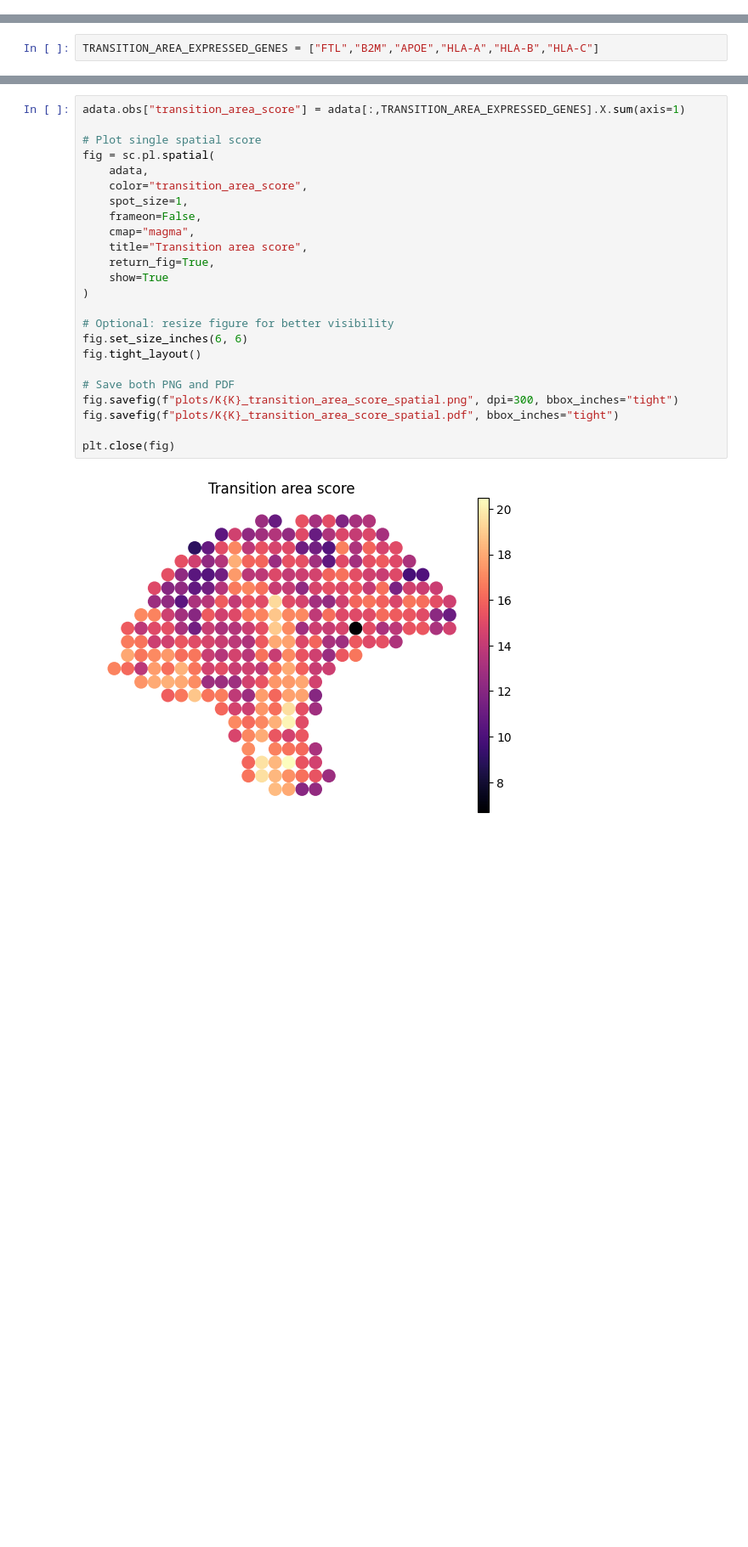
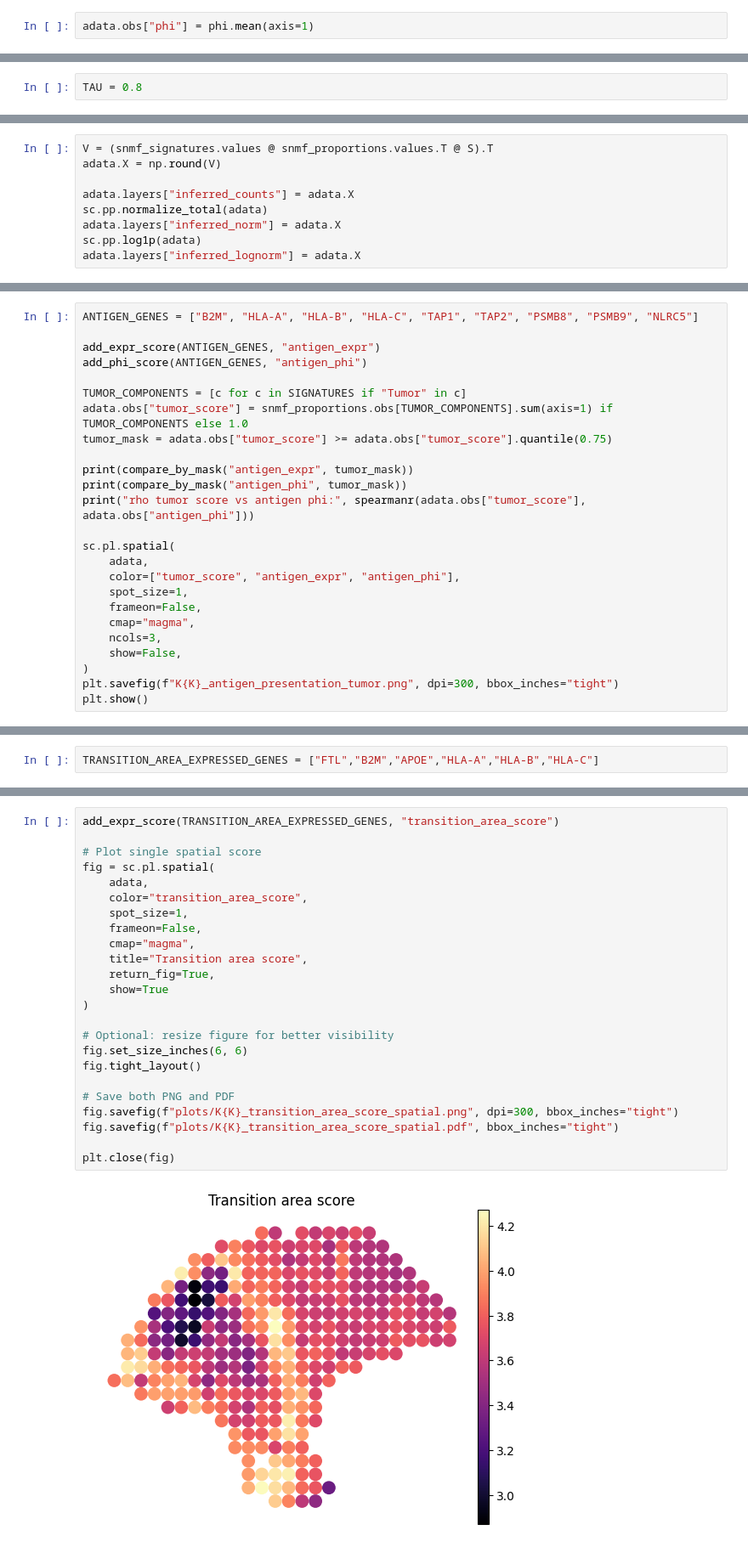
Before and after one commit to ML4BM-Lab/SNMF-paper, a Jupyter notebook: results_NB/melanoma/main.ipynb, the cells around one changed output, grey strips where cells are left out. Shown at 85% size. Saved outputs shown, nothing was run; the diff lists cells and outputs as text; blank space fills up the shorter version.

```diff
--- a/results_NB/melanoma/main.ipynb
+++ b/results_NB/melanoma/main.ipynb
@@ -78,0 +104,2 @@ adata.var = pd.concat([adata.var, snmf_signatures], axis=1)
+# %%
+adata.obs["phi"] = phi.mean(axis=1)
@@ -78,0 +108,2 @@ adata.var = pd.concat([adata.var, snmf_signatures], axis=1)
+# %%
+TAU = 0.8
@@ -78,0 +158,9 @@ adata.var = pd.concat([adata.var, snmf_signatures], axis=1)
+# %%
+V = (snmf_signatures.values @ snmf_proportions.values.T @ S).T
+adata.X = np.round(V)
+
+adata.layers["inferred_counts"] = adata.X
+sc.pp.normalize_total(adata)
+adata.layers["inferred_norm"] = adata.X
+sc.pp.log1p(adata)
+adata.layers["inferred_lognorm"] = adata.X
@@ -298,0 +573,25 @@ plt.close(fig)
+# %%
+ANTIGEN_GENES = ["B2M", "HLA-A", "HLA-B", "HLA-C", "TAP1", "TAP2", "PSMB8", "PSMB9", "NLRC5"]
+
+add_expr_score(ANTIGEN_GENES, "antigen_expr")
+add_phi_score(ANTIGEN_GENES, "antigen_phi")
+
+TUMOR_COMPONENTS = [c for c in SIGNATURES if "Tumor" in c]
+adata.obs["tumor_score"] = snmf_proportions.obs[TUMOR_COMPONENTS].sum(axis=1) if TUMOR_COMPONENTS else 1.0
+tumor_mask = adata.obs["tumor_score"] >= adata.obs["tumor_score"].quantile(0.75)
+
+print(compare_by_mask("antigen_expr", tumor_mask))
+print(compare_by_mask("antigen_phi", tumor_mask))
+print("rho tumor score vs antigen phi:", spearmanr(adata.obs["tumor_score"], adata.obs["antigen_phi"]))
+
+sc.pl.spatial(
+    adata,
+    color=["tumor_score", "antigen_expr", "antigen_phi"],
+    spot_size=1,
+    frameon=False,
+    cmap="magma",
+    ncols=3,
+    show=False,
+)
+plt.savefig(f"K{K}_antigen_presentation_tumor.png", dpi=300, bbox_inches="tight")
+plt.show()
@@ -324,27 +651,27 @@ plt.close(fig)
 # %%
-adata.obs["transition_area_score"] = adata[:,TRANSITION_AREA_EXPRESSED_GENES].X.sum(axis=1)
+add_expr_score(TRANSITION_AREA_EXPRESSED_GENES, "transition_area_score")
 
 # Plot single spatial score
 fig = sc.pl.spatial(
     adata,
     color="transition_area_score",
     spot_size=1,
     frameon=False,
     cmap="magma",
     title="Transition area score",
     return_fig=True,
     show=True
 )
 
 # Optional: resize figure for better visibility
 fig.set_size_inches(6, 6)
 fig.tight_layout()
 
 # Save both PNG and PDF
 fig.savefig(f"plots/K{K}_transition_area_score_spatial.png", dpi=300, bbox_inches="tight")
 fig.savefig(f"plots/K{K}_transition_area_score_spatial.pdf", bbox_inches="tight")
 
 plt.close(fig)
 # %% [output]
-[figure, old version]
+[figure, new version]
 # %%
```
Also changed, not shown: parts of 51 cells of this notebook, 6 other files.
